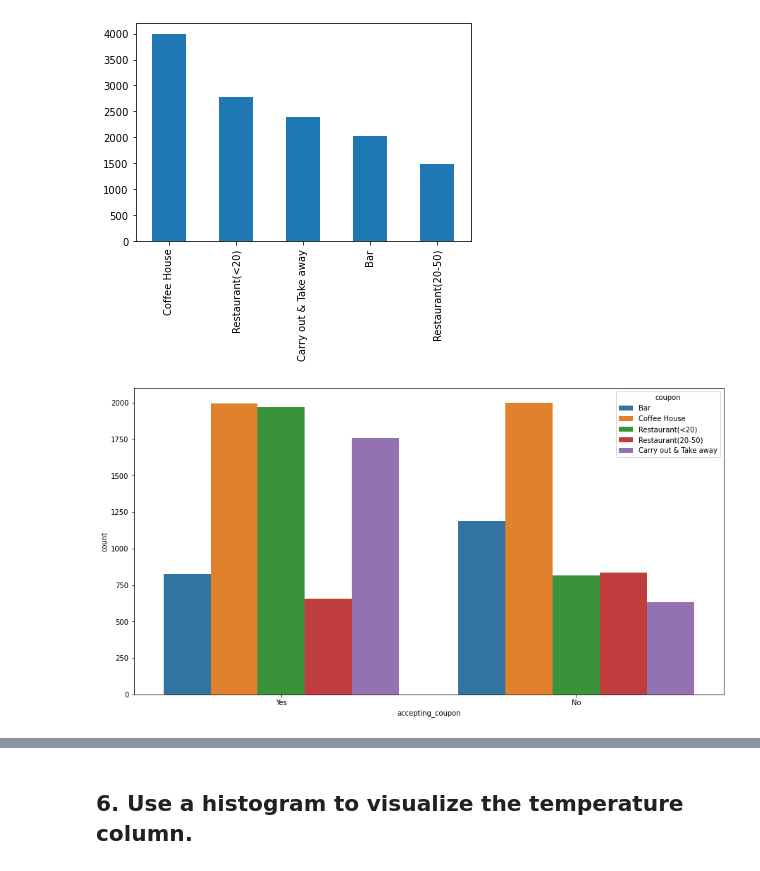
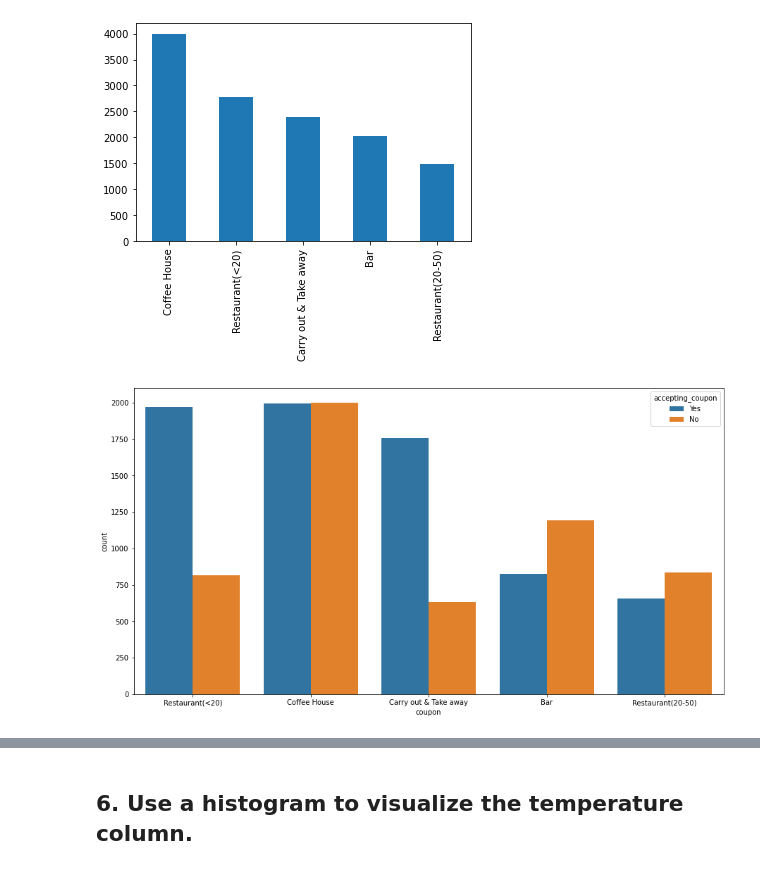
Before and after one commit to coachtech/BE_MLAI_LSTERN, a Jupyter notebook: Prompt_5_Leo_Stern.ipynb, the cells around one changed output, grey strips where cells are left out. Saved outputs shown, nothing was run; the diff lists cells and outputs as text; code cells hidden in the pictures.

```diff
--- a/Prompt_5_Leo_Stern.ipynb
+++ b/Prompt_5_Leo_Stern.ipynb
@@ -282,10 +254,11 @@ data['coupon'].value_counts().plot(kind = 'bar')
 <AxesSubplot:>
 [figure]
 # %%
-# Using bar chart to see the types of coupons accepted and not accepted.  We see that restaurant coupons at cheap
-# restaurants  and carry out/take aways are the most likely to be accepted.  Bar coupons are the least likely to be accepted.
+# Using bar chart to see the types of coupons accepted and not accepted.
+#We see that restaurant coupons at cheap
+# restaurants  and carry out/take aways are the most likely to be accepted.
+#Bar coupons are the least likely to be accepted.
 plt.figure(figsize = (15,8))
-hue_order = ['Bar', 'Coffee House', 'Restaurant(<20)', "Restaurant(20-50)", 'Carry out & Take away']
-x = sns.countplot(x = 'accepting_coupon', hue = 'coupon',  data = data, hue_order = hue_order)
+fig = sns.countplot(x = 'coupon', hue = 'accepting_coupon', data = data)
 # %% [output]
-[figure, old version]
+[figure, new version]
```
Also changed, not shown: parts of 27 cells of this notebook.
